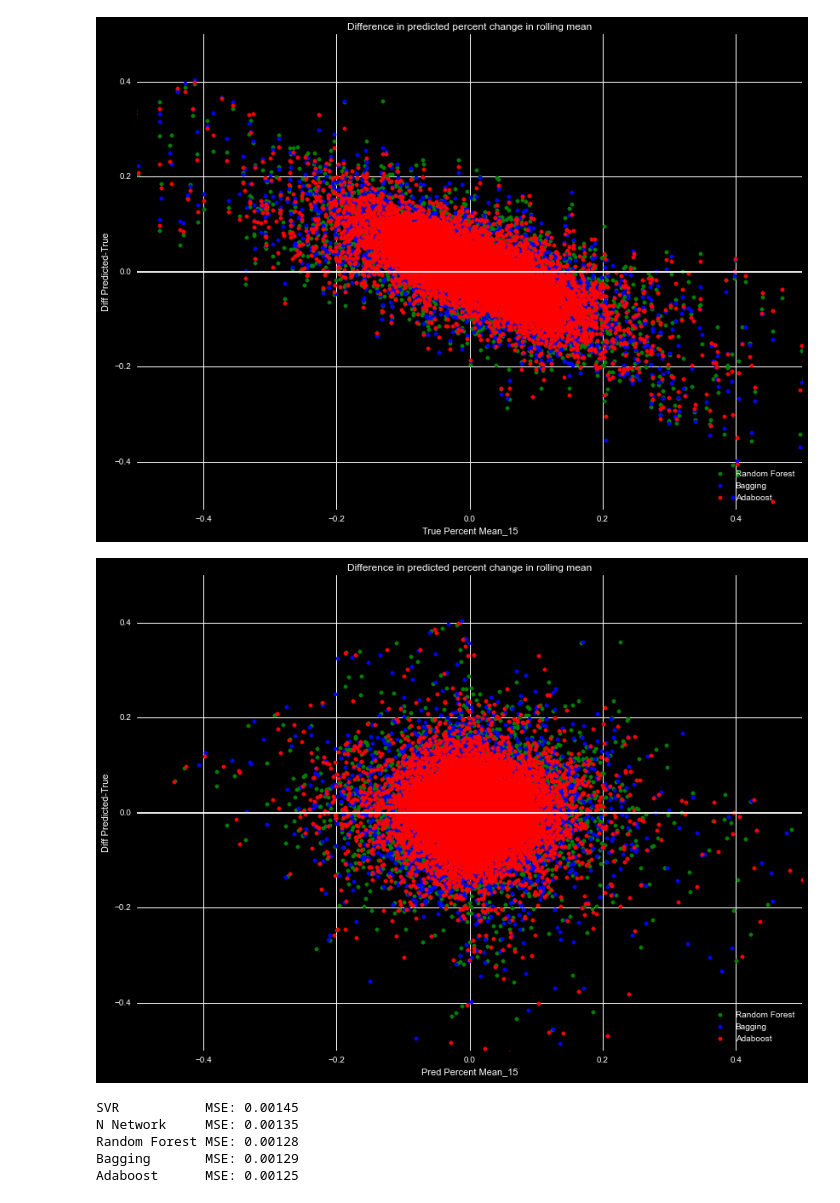
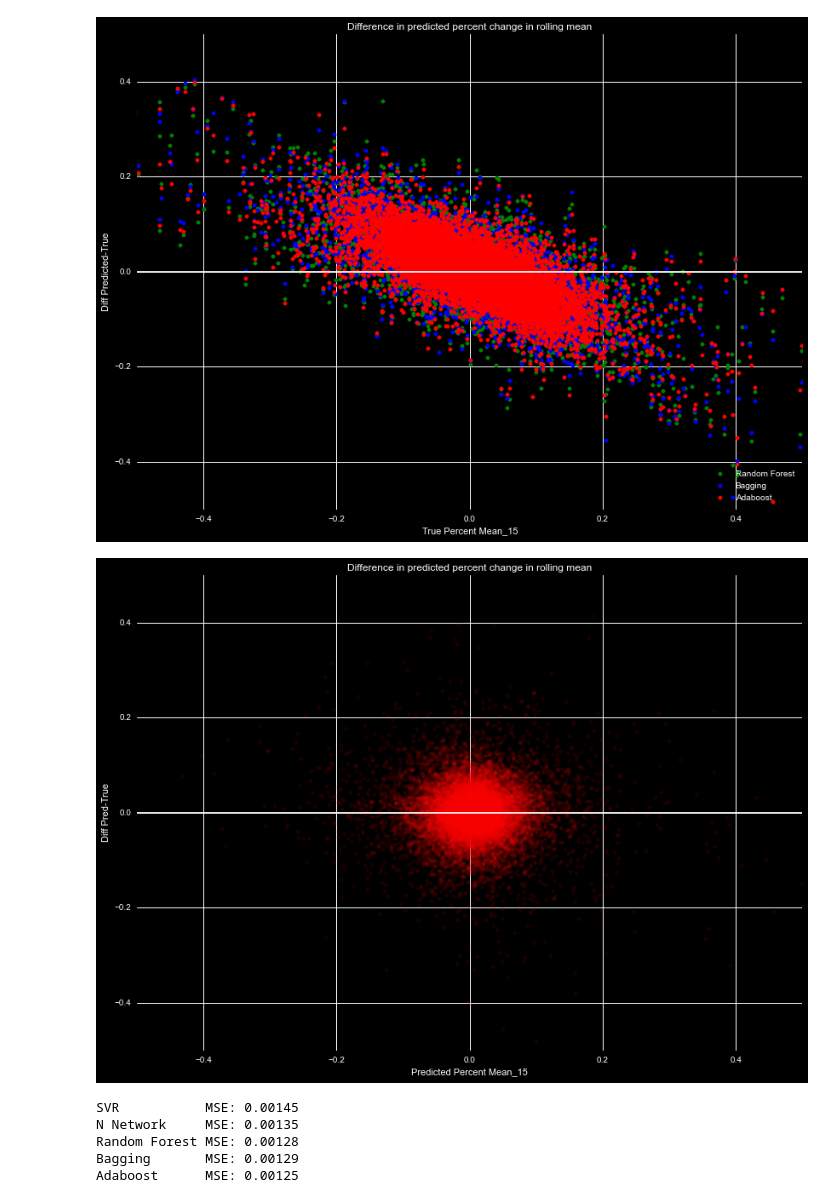
Before and after one commit to markertsean/python_trader, a Jupyter notebook: train.ipynb, the cells around one changed output. Drawn from its saved outputs; the diff is of its cells as text; code cells hidden in the pictures.

Commit message:
Finished training page

```diff
--- a/train.ipynb
+++ b/train.ipynb
@@ -69,8 +69,8 @@ test_df  = shuff_scaled_df[    n_train : ]
 train_x = train_df.dropna().drop( ['close','close_mean_5','close_mean_15'],axis=1 ).values
 test_x  =  test_df.dropna().drop( ['close','close_mean_5','close_mean_15'],axis=1 ).values
 
-train_y = train_df.dropna()['close_mean_5'].values
-test_y  =  test_df.dropna()['close_mean_5'].values
+train_y = train_df.dropna()['close_mean_15'].values
+test_y  =  test_df.dropna()['close_mean_15'].values
 # %%
 # Adaboosted random forest was the best performer
 # %%
@@ -217,30 +217,37 @@ plt.show()
 [figure]
 # %%
 # Plot the data
-
 #plt.scatter( sv_y,  sv_y-test_y, color='c', label='Support Vector' )
 #plt.scatter( nn_y,  nn_y-test_y, color='r', label='Neural Network' )
-plt.scatter( rf_y,  rf_y-test_y, color='g', label='Random Forest'  )
-plt.scatter( ba_y,  ba_y-test_y, color='b', label='Bagging'        )
-plt.scatter( ad_y,  ad_y-test_y, color='r', label='Adaboost'       )
+#plt.scatter( rf_y,  rf_y-test_y, color='g', label='Random Forest'  )
+#plt.scatter( ba_y,  ba_y-test_y, color='b', label='Bagging'        )
+#plt.scatter( ad_y,  ad_y-test_y, color='r', label='Adaboost'       )
 #plt.scatter(  avg,   avg-test_y, color='r', label='Average'        )
+foo = pd.DataFrame( {'Predicted Percent Mean_15':ad_y,
+                     'Diff Pred-True':ad_y-test_y} )
+#test_df['Predicted Percent Mean_15'] = ad_y
+#test_df['Diff Pred-True'] = ad_y-test_y
+
+ax1=plt.gca()
+
+foo.plot.scatter( x='Predicted Percent Mean_15', y='Diff Pred-True', alpha=0.1, edgecolor='r', color='r', ax=ax1 )
 
 low =-0.5
 hi  = 0.5
 
 plt.plot( [low,hi], [0,0], color='w' )
 
-plt.legend( loc=4 )
-plt.xlim(low,hi)
-plt.ylim(-0.5,0.5)
+#plt.legend( loc=4 )
+ax1.set_xlim(low,hi)
+ax1.set_ylim(-0.5,0.5)
 #plt.xscale('log')
 #plt.yscale('log')
-plt.xlabel('Pred Percent Mean_15')
-plt.ylabel('Diff Predicted-True')
-plt.title('Difference in predicted percent change in rolling mean')
+#plt.xlabel('Pred Percent Mean_15')
+#plt.ylabel('Diff Predicted-True')
+ax1.set_title('Difference in predicted percent change in rolling mean')
 plt.show()
 # %% [output]
-[figure, old version]
+[figure, new version]
 # %%
 # Don't worry about that linear transform. Predicted vs true value, a p + b = t leads to a=1, b=0
 # %%
```
Also changed, not shown: parts of 1 cell of this notebook, 5 other files.
